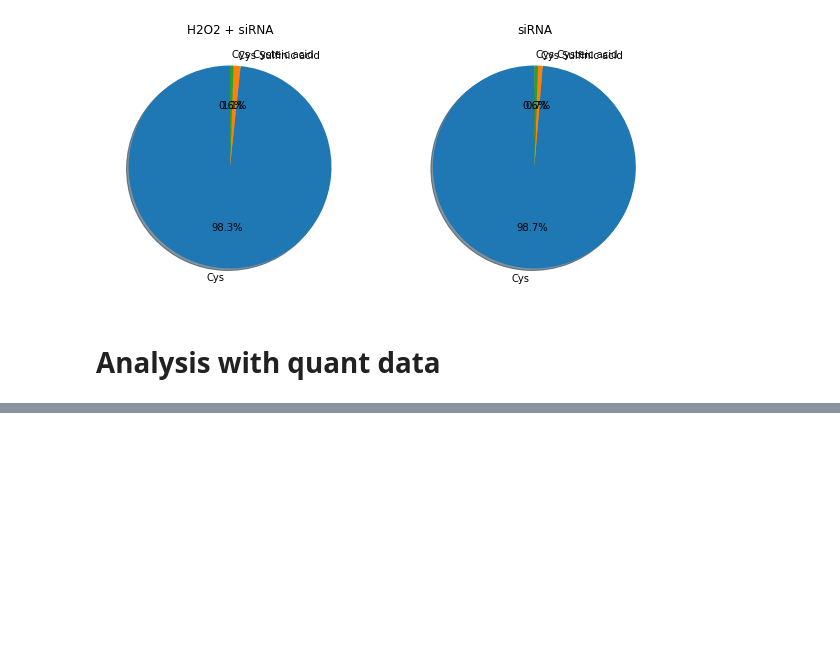
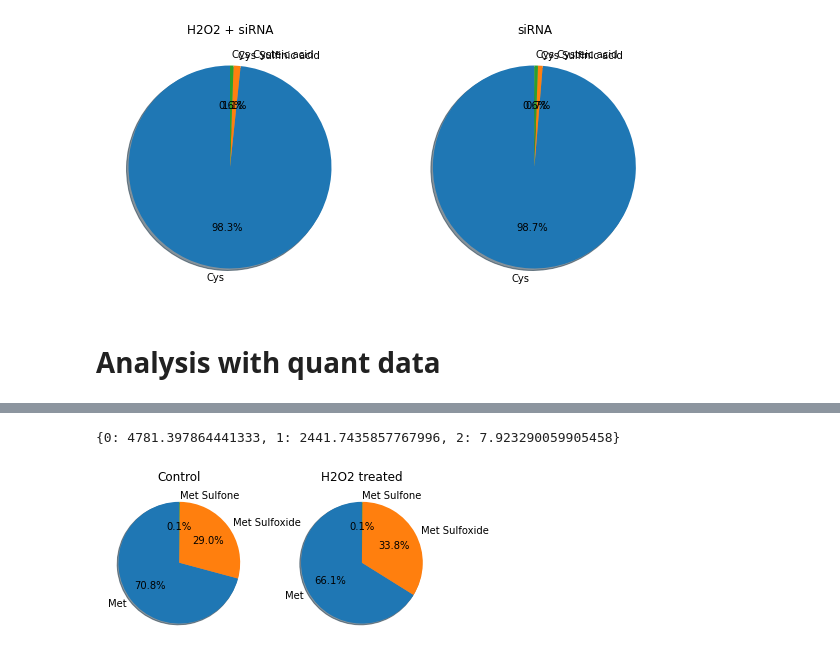
Before and after one commit to rodvrees/Master_Thesis, a Jupyter notebook: Project_analysis/PXD019823.ipynb, the cells around one changed output, grey strips where cells are left out. Cells and saved outputs as stored; diff of their text form; code cells hidden in the pictures; blank space fills up the shorter version.

```diff
--- a/Project_analysis/PXD019823.ipynb
+++ b/Project_analysis/PXD019823.ipynb
@@ -917,3 +977,36 @@ Nonmodifiednums = Nonmodified.append(Nonmodified.sum(numeric_only=True), ignore_
 Sulfoxidenums = Sulfoxide.append(Sulfoxide.sum(numeric_only=True), ignore_index=True)[-1:]
 Sulfonenums = Sulfone.append(Sulfone.sum(numeric_only=True), ignore_index=True)[-1:]
 moddf = [Nonmodifiednums, Sulfoxidenums, Sulfonenums]
+# %%
+Controldict = {}
+H2O2dict = {}
+for i, df in enumerate(moddf):
+    df = df.filter(regex=r'PP')
+    Controlsub = df.loc[:, df.columns.str.contains("|".join(ControlID))]
+    H2O2sub = df.loc[:, df.columns.str.contains("|".join(TreatmentID))]
+    Controlsum = Controlsub.sum(axis=1)
+    H2O2sum = H2O2sub.sum(axis=1)
+    Controldict[i] = Controlsum.values[0]
+    H2O2dict[i] = H2O2sum.values[0]
+# %%
+H2O2dict
+# %% [output]
+{0: 4781.397864441333, 1: 2441.7435857767996, 2: 7.923290059905458}
+# %%
+labels = ["Met", "Met Sulfoxide", "Met Sulfone"]
+sizesC = []
+sizesT = []
+for x, y in Controldict.items():
+    sizesC.append(y)
+for x, y in H2O2dict.items():
+    sizesT.append(y)
+
+fig, (ax1, ax2) = plt.subplots(1, 2)
+ax1.pie(sizesC, labels=labels, autopct='%1.1f%%', shadow= True, startangle = 90)
+ax2.pie(sizesT, labels=labels, autopct='%1.1f%%', shadow= True, startangle= 90)
+plt.title("Methionine containing peptides")
+ax1.set_title("Control")
+ax2.set_title("H2O2 treated")
+plt.show()
+# %% [output]
+[figure, added]
```
Also changed, not shown: parts of 7 cells of this notebook, 17 other files.
